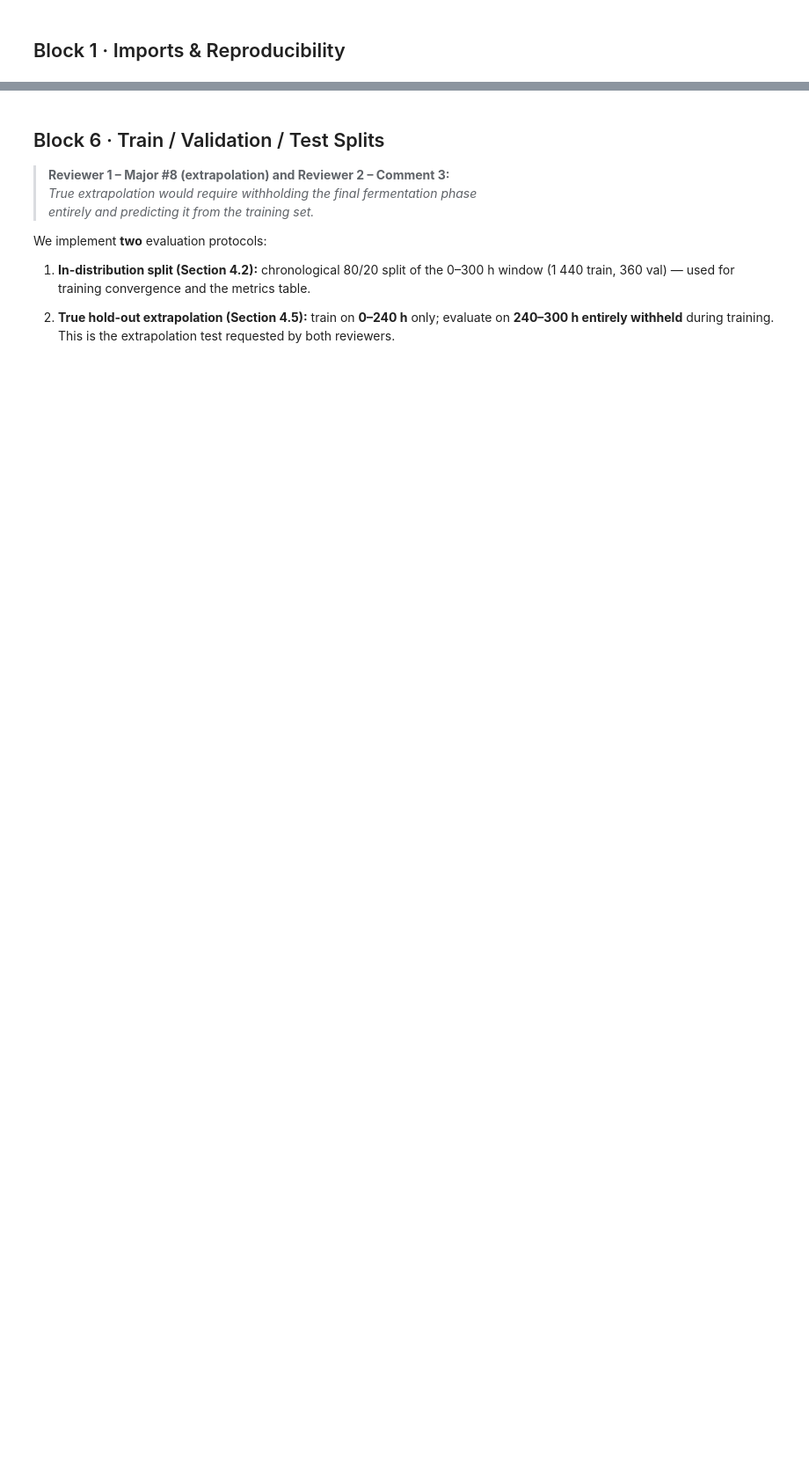
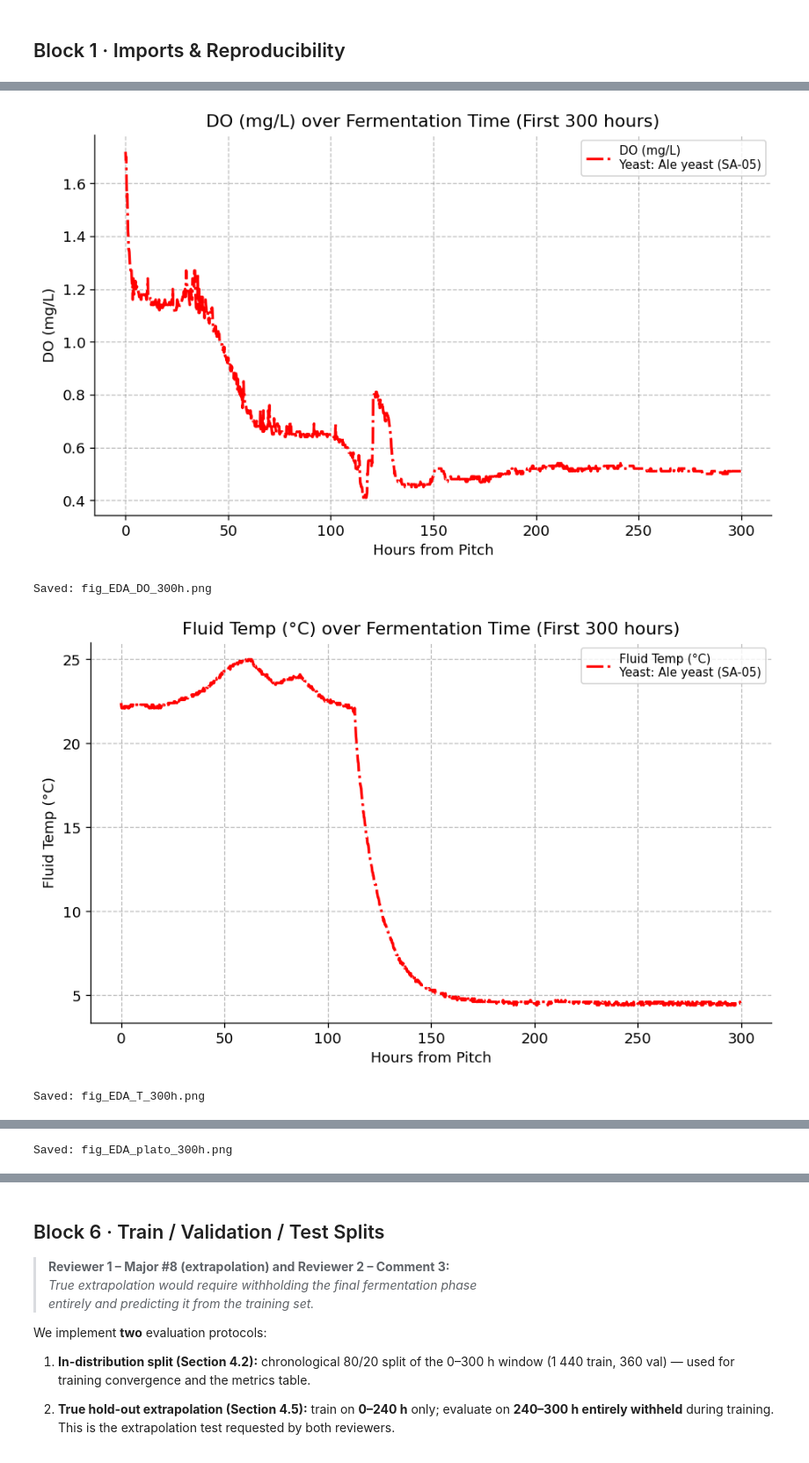
Before and after one commit to EmmanuelLwele/Physics-Informed-Beer-Fermentation-Modelling, a Jupyter notebook: Physics_Informed_Beer_Fermentation_REVISED.ipynb, the cells around one changed output, grey strips where cells are left out. Shown at 88% size. Drawn from its saved outputs; the diff is of its cells as text; code cells hidden in the pictures; blank space fills up the shorter version.

```diff
--- a/Physics_Informed_Beer_Fermentation_REVISED.ipynb
+++ b/Physics_Informed_Beer_Fermentation_REVISED.ipynb
@@ -144,30 +137,32 @@ Figures 5–8 of the paper: DO, temperature, specific gravity, and pH for
 **S. cerevisiae SafAle US-05 (Run 02)** over the first 300 h.
 # %%
 T_WINDOW = 300  # hours shown in descriptive plots
-
 df_plot = df_primary[df_primary.t <= T_WINDOW].copy()
 
 variables = {
-    "DO (mg/L)":        ("DO",    "red",    "-."),
-    "Fluid Temp (°C)":  ("T",     "blue",   "-."),
-    "Gravity (°P)":     ("plato", "green",  "-."),
-    "pH":               ("pH",    "purple", "-."),
+    "DO (mg/L)":       ("DO",    "red",    "-."),
+    "Fluid Temp (°C)": ("T",     "red",   "-."),
+    "Gravity (°P)":    ("plato", "red",  "-."),
+    "pH":              ("pH",    "red", "-."),
 }
 
-fig, axes = plt.subplots(2, 2, figsize=(13, 9))
-axes = axes.flatten()
-
-for ax, (label, (col, clr, ls)) in zip(axes, variables.items()):
+for label, (col, clr, ls) in variables.items():
+    fig, ax = plt.subplots(figsize=(8, 5))
     ax.plot(df_plot.t, df_plot[col],
             color=clr, linewidth=2, linestyle=ls,
             label=f"{label}\nYeast: Ale yeast (SA-05)")
     ax.set_xlabel("Hours from Pitch")
     ax.set_ylabel(label)
     ax.set_title(f"{label} over Fermentation Time (First 300 hours)")
     ax.grid(True, linestyle="--", color="gray", alpha=0.5)
     ax.legend(fontsize=9)
-
-plt.tight_layout()
-plt.savefig("fig_EDA_300h.png", bbox_inches="tight")
-plt.show()
-print("Figure saved: fig_EDA_300h.png")
+    plt.tight_layout()
+    fname = f"fig_EDA_{col}_300h.png"
+    plt.savefig(fname, bbox_inches="tight")
+    plt.show()
+    print(f"Saved: {fname}")
+# %% [output]
+[figure, added]
+Saved: fig_EDA_DO_300h.png
+[figure, added]
+Saved: fig_EDA_T_300h.png
@@ -173,0 +170 @@ print("Figure saved: fig_EDA_300h.png")
+Saved: fig_EDA_plato_300h.png
```
Also changed, not shown: parts of 31 cells of this notebook, 11 other files.
